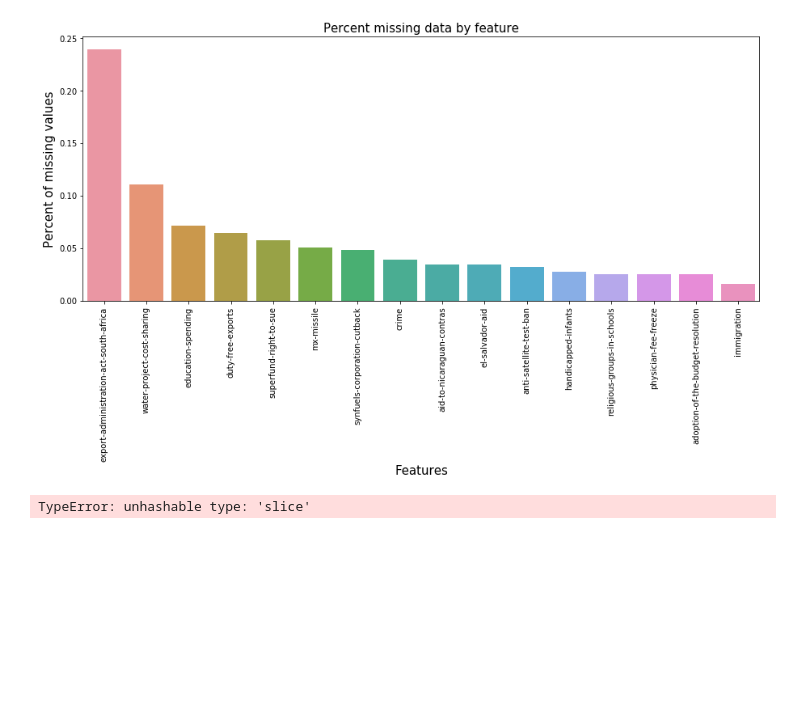
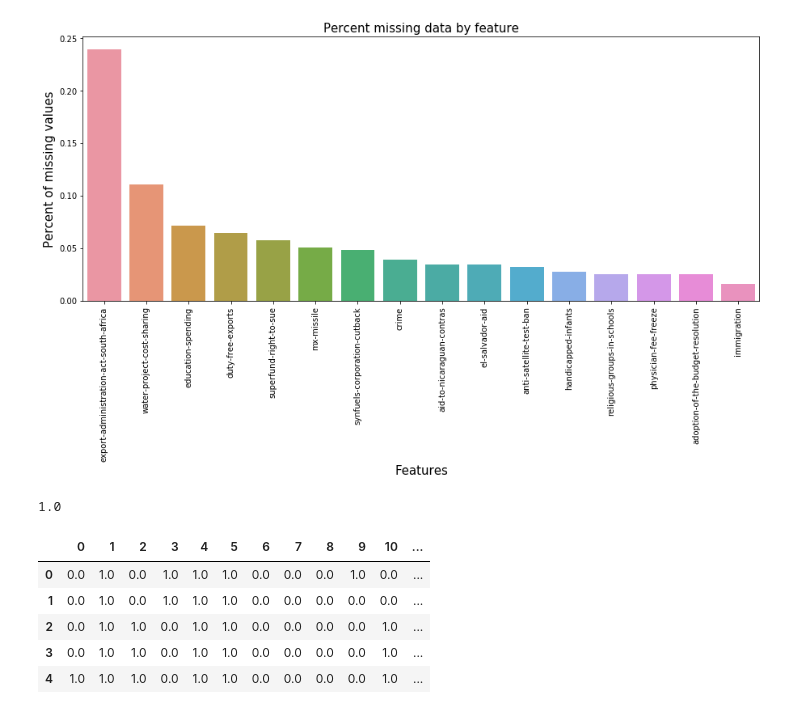
Before and after one commit to arslanali0029/Predicting_US_Congressmen_Using_Decision_Tree, a Jupyter notebook: Decision_Tree.ipynb, the cells around one changed output. Cells and saved outputs as stored; diff of their text form; code cells hidden in the pictures; blank space fills up the shorter version.

```diff
--- a/Decision_Tree.ipynb
+++ b/Decision_Tree.ipynb
@@ -62,11 +67,30 @@ missing_data.head()
 | duty-free-exports | 28 | 0.064368 |
 | superfund-right-to-sue | 25 | 0.057471 |
 [figure]
+# %%
+features[0][15]
+# %% [output]
+1.0
 # %%
 # Taking care of missing data
-from sklearn.preprocessing import Imputer
-imputer = Imputer(missing_values = 'NaN', strategy = 'mean', axis = 0)
-imputer = imputer.fit(features[:, 1:16])
-features[:, 1:16] = imputer.transform(features[:, 1:16])
+from sklearn.impute import SimpleImputer
+imputer = SimpleImputer(missing_values = np.nan, strategy = 'mean')
+imputer = imputer.fit(features)
+features = imputer.transform(features)
-# %% [output]
-TypeError: unhashable type: 'slice'
+# %%
+for k in range(row):
+    for l in range(column):
+        if(features[l][k]>=0.5):
+            features[l][k]=1
+        else:
+            features[l][k]=0
+# %%
+df_features = pd.DataFrame(features)
+df_features.head()
+# %% [output]
+|  | 0 | 1 | 2 | 3 | 4 | 5 | 6 | 7 | 8 | 9 | 10 | ... |
+| 0 | 0.0 | 1.0 | 0.0 | 1.0 | 1.0 | 1.0 | 0.0 | 0.0 | 0.0 | 1.0 | 0.0 | ... |
+| 1 | 0.0 | 1.0 | 0.0 | 1.0 | 1.0 | 1.0 | 0.0 | 0.0 | 0.0 | 0.0 | 0.0 | ... |
+| 2 | 0.0 | 1.0 | 1.0 | 0.0 | 1.0 | 1.0 | 0.0 | 0.0 | 0.0 | 0.0 | 1.0 | ... |
+| 3 | 0.0 | 1.0 | 1.0 | 0.0 | 1.0 | 1.0 | 0.0 | 0.0 | 0.0 | 0.0 | 1.0 | ... |
+| 4 | 1.0 | 1.0 | 1.0 | 0.0 | 1.0 | 1.0 | 0.0 | 0.0 | 0.0 | 0.0 | 1.0 | ... |
```
Also changed, not shown: parts of 3 cells of this notebook.
